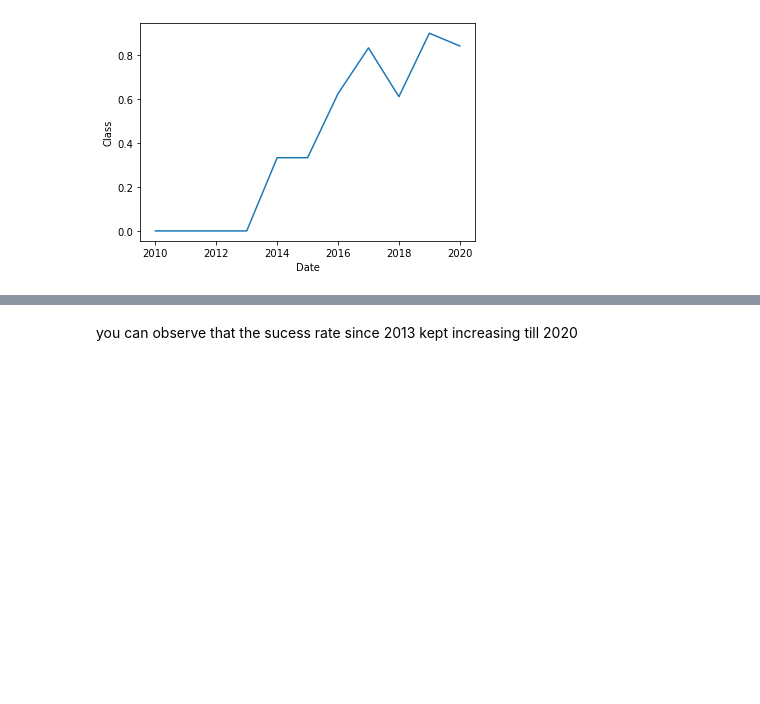
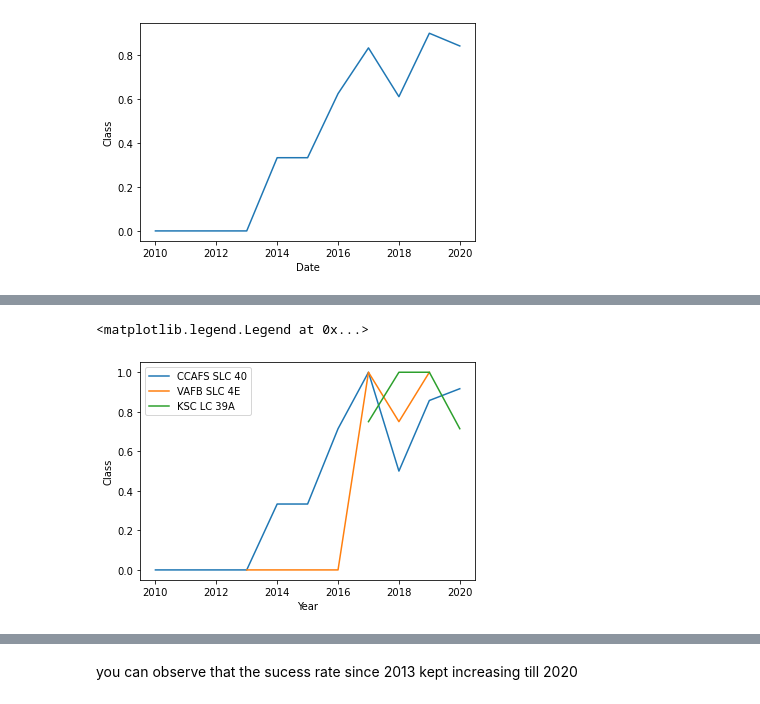
Before and after one commit to afonsofr/Applied-Data-Science-Capstone, a Jupyter notebook: 5 - EDA with Visualization.ipynb, the cells around one changed output, grey strips where cells are left out. Cells and saved outputs as stored; diff of their text form; code cells hidden in the pictures; blank space fills up the shorter version.

```diff
--- a/5 - EDA with Visualization.ipynb
+++ b/5 - EDA with Visualization.ipynb
@@ -180,3 +180,10 @@ Try using .loc[row_indexer,col_indexer] = value instead
 See the caveats in the documentation: https://pandas.pydata.org/pandas-docs/stable/user_guide/indexing.html#returning-a-view-versus-a-copy
   year_success['Date'] = year_success['Date'].astype('datetime64[ns]')
 [figure]
+# %%
+year_success = df[['Date', 'Class', 'LaunchSite']]
+year_success['Date'] = year_success['Date'].astype('datetime64[ns]')
+
+year_success = year_success.groupby([year_success.Date.dt.year, 'LaunchSite']).mean()
+
+year_success = year_success.reset_index()
@@ -182,0 +216,13 @@ See the caveats in the documentation: https://pandas.pydata.org/pandas-docs/stab
+# %%
+import matplotlib.pyplot as plt
+fig,ax = plt.subplots()
+
+for name in ['CCAFS SLC 40', 'VAFB SLC 4E', 'KSC LC 39A']:
+    ax.plot(year_success[year_success.LaunchSite==name].Date,year_success[year_success.LaunchSite==name].Class,label=name)
+
+ax.set_xlabel("Year")
+ax.set_ylabel("Class")
+ax.legend(loc='best')
+# %% [output]
+<matplotlib.legend.Legend at 0x...>
+[figure, added]
```
Also changed, not shown: parts of 7 cells of this notebook.
